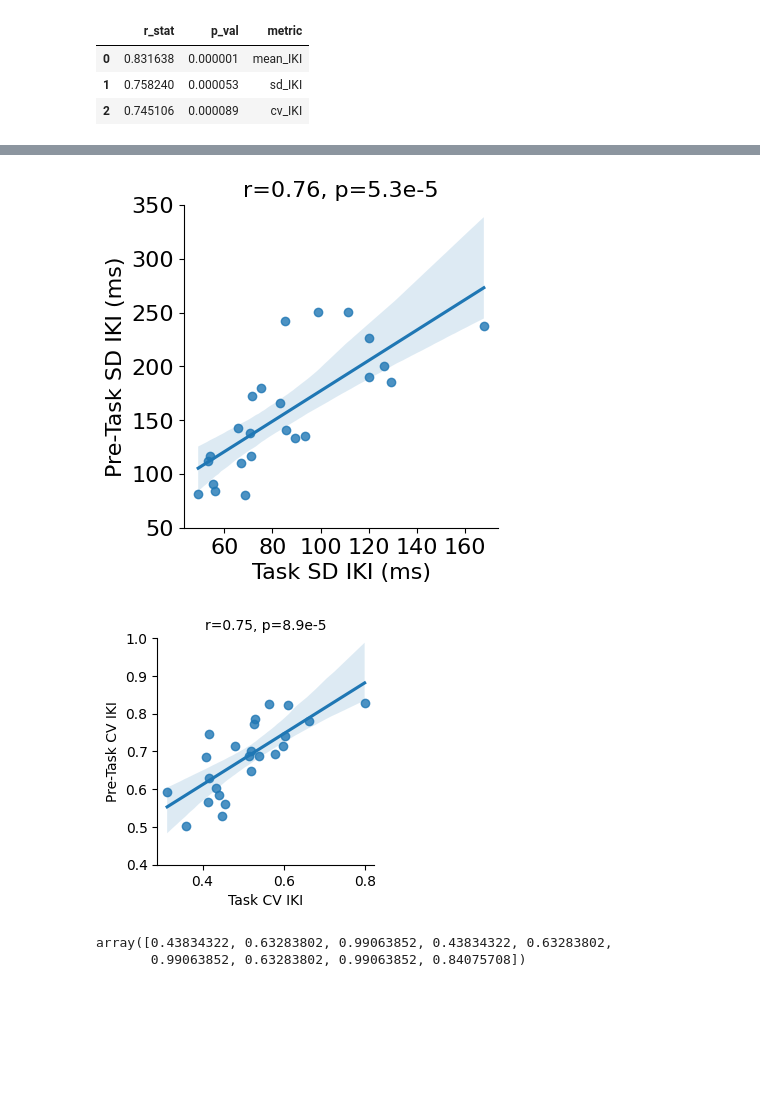
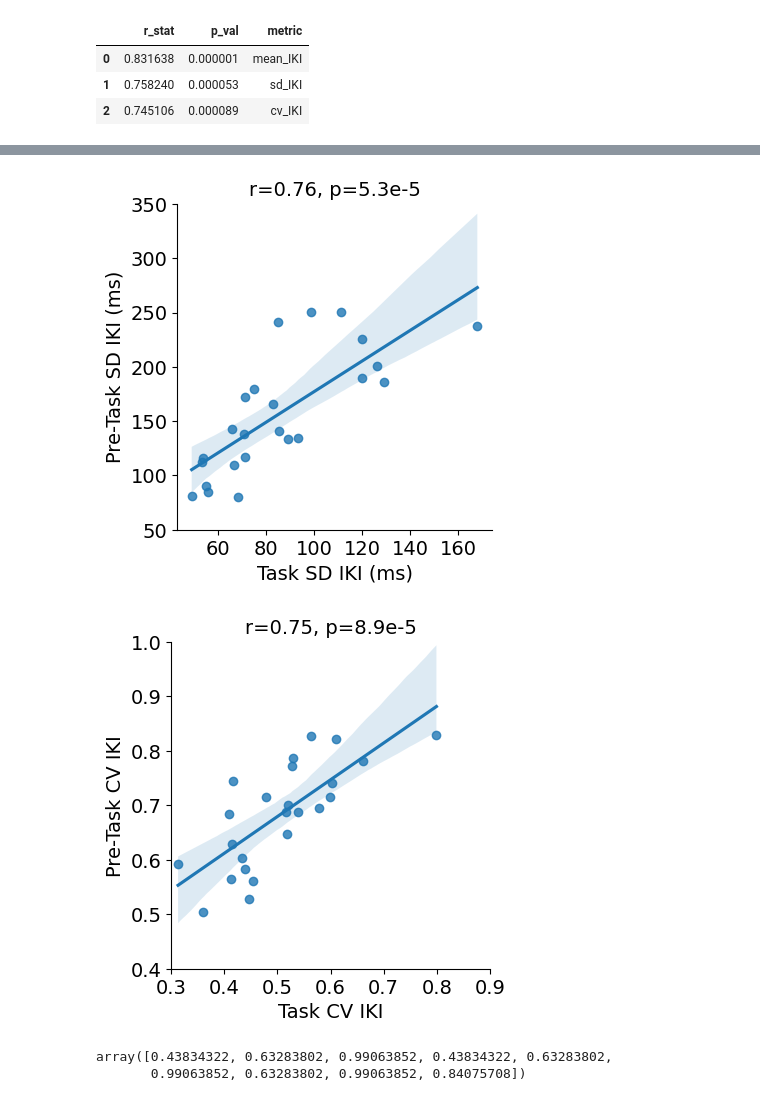
Before and after one commit to rruopp/typingexp, a Jupyter notebook: typing_task_analysis/turbotyping_analysis.ipynb, the cells around one changed output, grey strips where cells are left out. Saved outputs shown, nothing was run; the diff lists cells and outputs as text; code cells hidden in the pictures; blank space fills up the shorter version.

```diff
--- a/typing_task_analysis/turbotyping_analysis.ipynb
+++ b/typing_task_analysis/turbotyping_analysis.ipynb
@@ -115,10 +115,13 @@ def sentence_to_keydata(string):
 server = r'/Volumes/greenhouse/typingtask_data/subject_data'
 os.chdir(server)
 folders = os.listdir()
+sub_folders_turbo = list(pd.read_csv(r'/Users/rubi/Desktop/Github/typingexp/'\
+                                     'typing_task_analysis/manuscript_IDs.csv')
+                                     ['with_turbo'])
 
 # Looping through subject folders, getting appropriate paths to data,
 # and making sID list.
-sub_folders = list(filter(lambda x: x.startswith('s', 0, 1), folders))
+sub_folders = list(filter(lambda x: x in sub_folders_turbo, folders))
 all_turbo = pd.DataFrame()
 ID_list = []
 for sub in sub_folders:
@@ -582,7 +569,7 @@ g = sns.lmplot(
     height=4
 )
 
-g.set_axis_labels('Task SD IKI (ms)', 'Pre-Task SD IKI (ms)', fontsize=16)
+g.set_axis_labels('Task SD IKI (ms)', 'Pre-Task SD IKI (ms)', fontsize=14)
 
 # for paper
 # plt.ylim(0, 400)
@@ -593,37 +580,38 @@ plt.ylim(50, 350)
 # g.set_yticklabels(fontsize=12)
 # g.set_xticklabels(fontsize=12)
 
-g.ax.set_title('r=0.76, p=5.3e-5', fontsize=16)
+g.ax.set_title('r=0.76, p=5.3e-5', fontsize=14)
 
-plt.xticks(fontsize=16)
-plt.yticks(fontsize=16)
+plt.xticks(fontsize=14)
+plt.yticks(fontsize=14)
 
-plt.savefig(save_dir + 'turbovtask_sd_TL1.png', dpi=300, bbox_inches="tight")
+plt.savefig(save_dir + 'fig_3c2.png', dpi=300, bbox_inches="tight")
 plt.show()
 # g.savefig(save_dir + 'fig_3c2.png', dpi=300)
 # %% [output]
-[figure, old version]
+[figure, new version]
 # %%
 # Fig. 3c3 - Turbo CV IKI vs. Task CV IKI
 g = sns.lmplot(
     data=subject_scores,
     x="cv_IKI", y="cviki_alpha",
-    height=3
+    height=4
 )
 
-g.set_axis_labels('Task CV IKI', 'Pre-Task CV IKI', fontsize=10)
+g.set_axis_labels('Task CV IKI', 'Pre-Task CV IKI', fontsize=14)
 
 plt.ylim(0.4, 1)
+plt.xlim(0.3, 0.82)
 
-# g.set_yticklabels(fontsize=12)
-# g.set_xticklabels(fontsize=12)
+g.set_yticklabels(fontsize=14)
+g.set_xticklabels(fontsize=14)
 
-g.ax.set_title('r=0.75, p=8.9e-5', fontsize=10)
+g.ax.set_title('r=0.75, p=8.9e-5', fontsize=14)
 
 plt.show()
 g.savefig(save_dir + 'fig_3c3.png', dpi=300)
 # %% [output]
-[figure, old version]
+[figure, new version]
 # %%
 ## Pearson correlation between ...
 ies_pearsons = [
```
Also changed, not shown: parts of 3 cells of this notebook, 55 other files.
